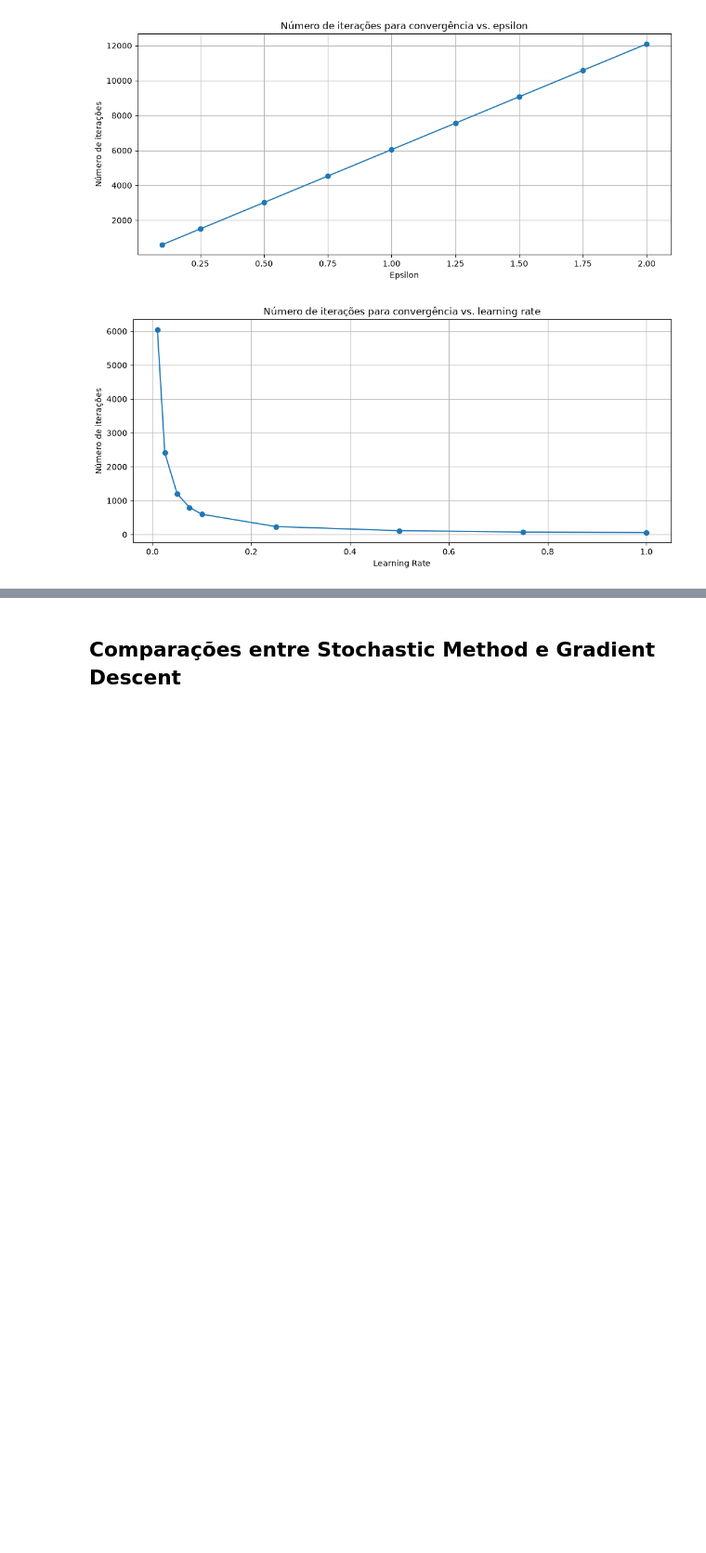
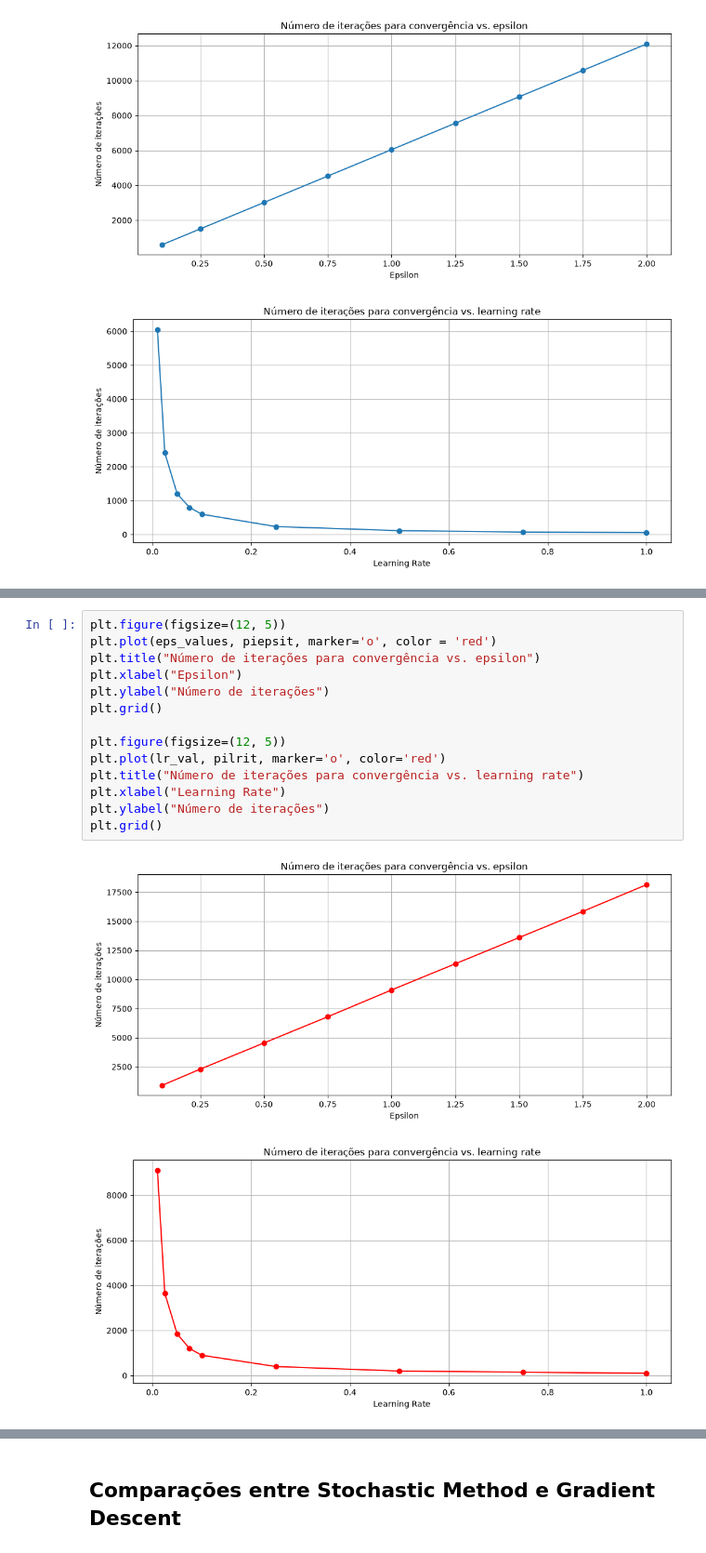
Before and after one commit to davivad013/Quantum-Tomography, a Jupyter notebook: entropy.ipynb, the cells around one changed output, grey strips where cells are left out. Shown at 93% size. Saved outputs shown, nothing was run; the diff lists cells and outputs as text; blank space fills up the shorter version.

```diff
--- a/entropy.ipynb
+++ b/entropy.ipynb
@@ -184 +222,18 @@ plt.grid()
+# %%
+plt.figure(figsize=(12, 5))
+plt.plot(eps_values, piepsit, marker='o', color = 'red')
+plt.title("Número de iterações para convergência vs. epsilon")
+plt.xlabel("Epsilon")
+plt.ylabel("Número de iterações")
+plt.grid()
+
+plt.figure(figsize=(12, 5))
+plt.plot(lr_val, pilrit, marker='o', color='red')
+plt.title("Número de iterações para convergência vs. learning rate")
+plt.xlabel("Learning Rate")
+plt.ylabel("Número de iterações")
+plt.grid()
+# %% [output]
+[figure, added]
+[figure, added]
 # %%
```
Also changed, not shown: parts of 16 cells of this notebook, 2 other files.
